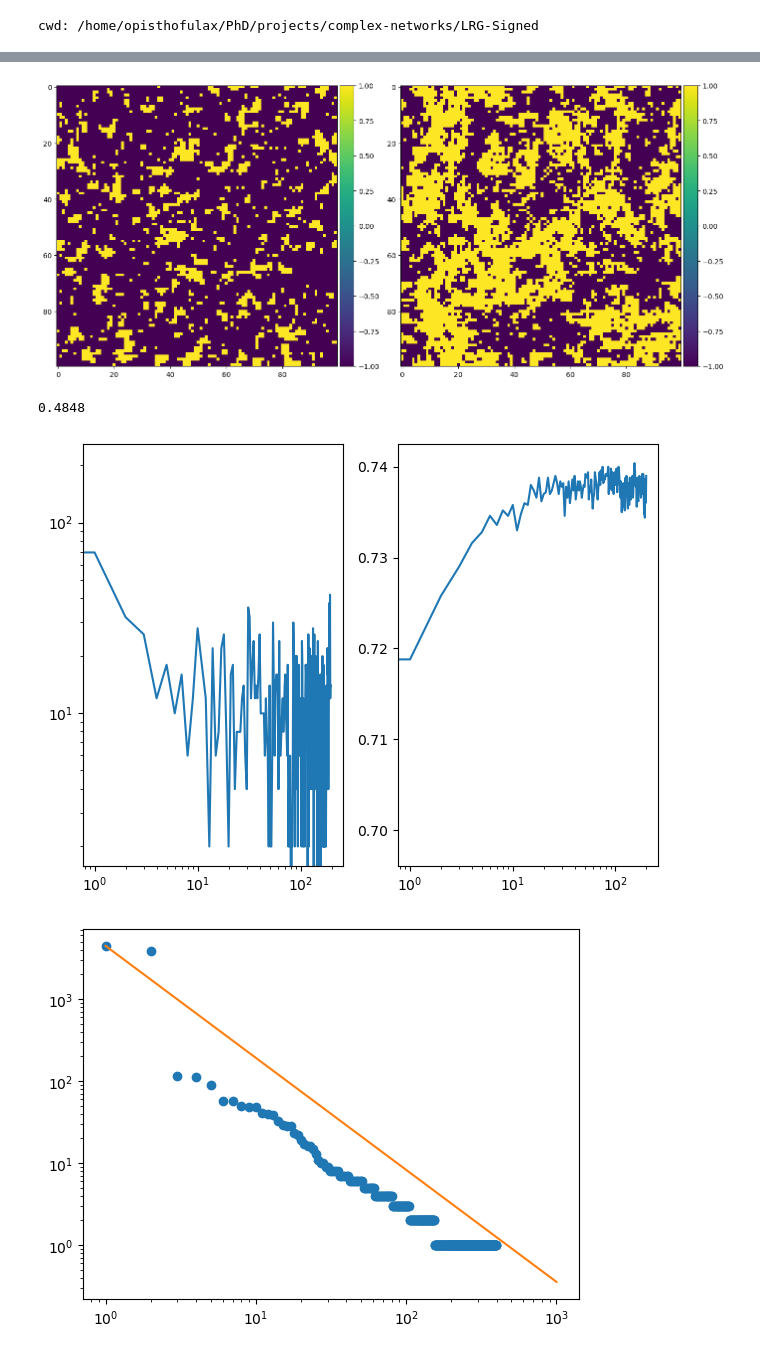
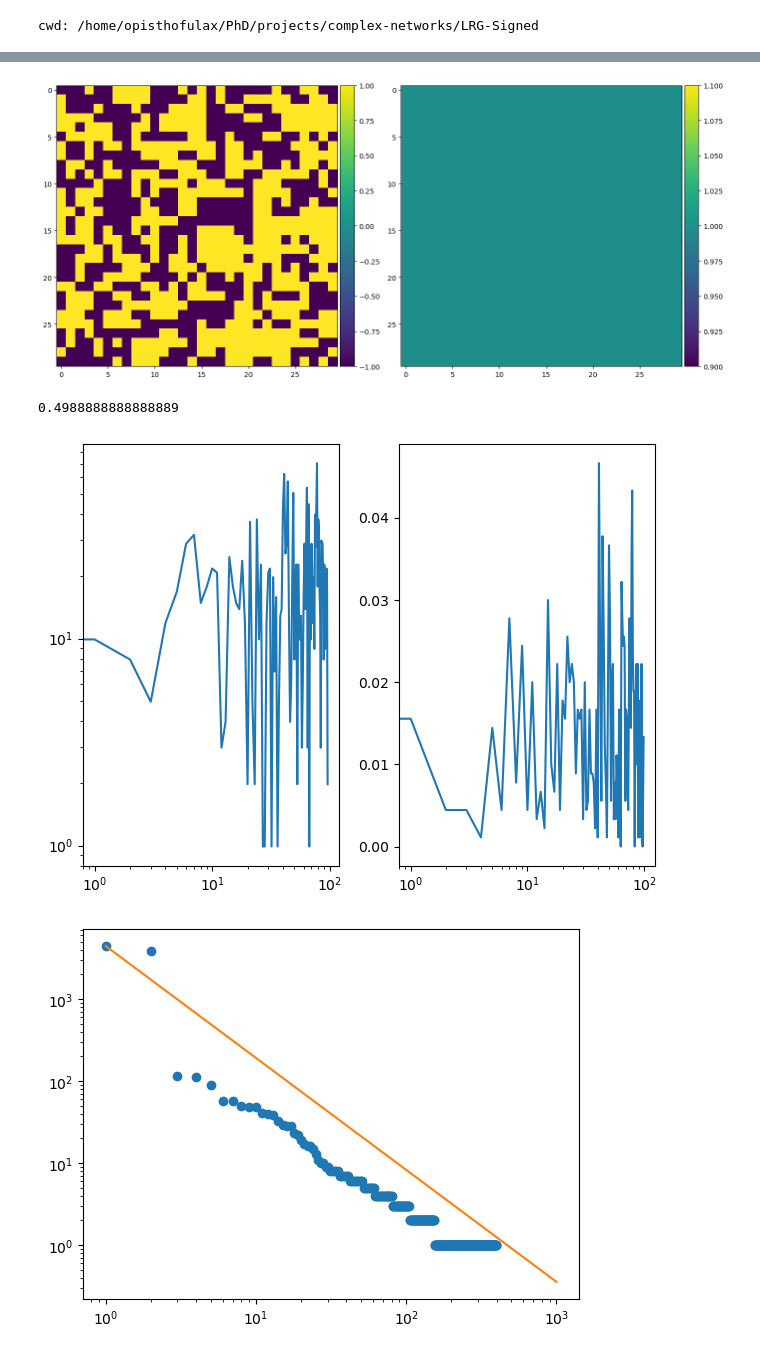
Before and after one commit to giulioiannelli/lrgsglib-public, a Jupyter notebook: notebooks/lattc2dsq_IsingDynamics.ipynb, the cells around one changed output, grey strips where cells are left out. Cells and saved outputs as stored; diff of their text form; code cells hidden in the pictures.

Commit message:
ising dynamics part 1

```diff
--- a/notebooks/lattc2dsq_IsingDynamics.ipynb
+++ b/notebooks/lattc2dsq_IsingDynamics.ipynb
@@ -36,10 +33,5 @@ SLRG_obj.compute_k_eigvV(howmany=10)
-# %%
-magn, ene = SLRG_obj.run_ising_dynamics(
-    nstepsIsing=200,
-    T=0.2,
-    IsingIC="ground_state",
-    save_magnetization=True)
-# %%
-SLRG_obj.Ising_clusters = []
-SLRG_obj.find_ising_clusters()
-SLRG_obj.mapping_nodes_to_clusters()
+# %%
+ising_dyn = SLRG_obj.IsingDynamics(theLattice, T=1, IsingIC='uniform')
+ising_dyn.init_ising_dynamics()
+# %%
+ising_dyn.run()
@@ -46,33 +89,29 @@ SLRG_obj.mapping_nodes_to_clusters()
 # %%
-bineigv = SLRG_obj.eigV.T[0].reshape(SLRG_obj.system.side1, SLRG_obj.system.side2)
-bineigv[bineigv < 0] = -1
-bineigv[bineigv > 0] = +1
-
+bineigv = -theLattice.bin_eigV()
+binmagn = ising_dyn.m
 fig, ax = plt.subplots(ncols=2, figsize=(14, 8))
-im1 = ax[0].imshow(
-    SLRG_obj.magn_array.reshape(SLRG_obj.system.side1, SLRG_obj.system.side2)
-)
+im1 = ax[0].imshow(binmagn.reshape(theLattice.side1, theLattice.side2))
 imshow_colorbar_caxdivider(im1, ax[0])
-im2 = ax[1].imshow(bineigv)
+im2 = ax[1].imshow(bineigv.reshape(theLattice.side1, theLattice.side2))
 imshow_colorbar_caxdivider(im2, ax[1])
 fig.tight_layout()
 # %% [output]
-[figure, old version]
+[figure, new version]
-# %%
-boolean_overlap_fraction((SLRG_obj.eigV.T[0] < 0).flatten(), (SLRG_obj.magn_array > 0))
-# %% [output]
-0.4848
+# %%
+boolean_overlap_fraction((bineigv > 0), (binmagn > 0))
+# %% [output]
+0.4988888888888889
 # %%
 fig, ax = plt.subplots(ncols=2)
-ax[0].plot(np.abs(np.roll(dv(np.array(ene)), 2)[2:]))
+ax[0].plot(np.abs(np.roll(dv(np.array(ising_dyn.ene)), 2)[2:]))
 ax[0].set_yscale('log')
 ax[0].set_xscale('log')
 #
-ax[1].plot(np.abs(ene)/SLRG_obj.system.N)
+ax[1].plot(np.abs(ising_dyn.ene)/theLattice.N)
 ax[1].set_xscale('log')
 fig.tight_layout()
 # %% [output]
-[figure, old version]
+[figure, new version]
 # %%
 # fare averages e controllare 2.05
 # percolation clusters
```
Also changed, not shown: parts of 10 cells of this notebook, 11 other files.
